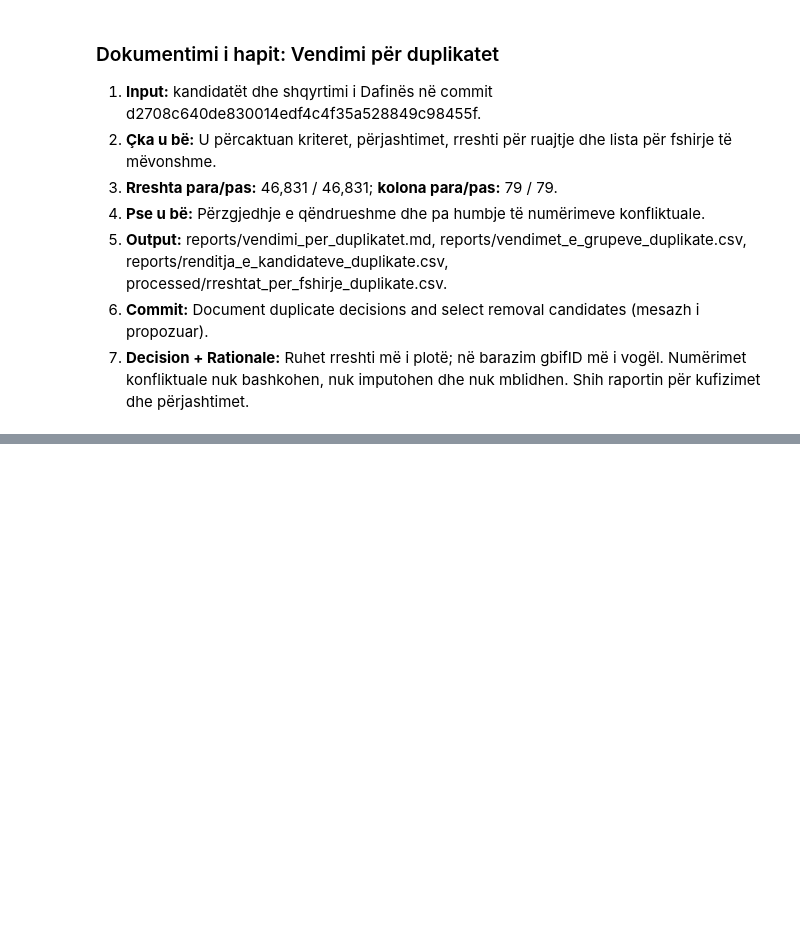
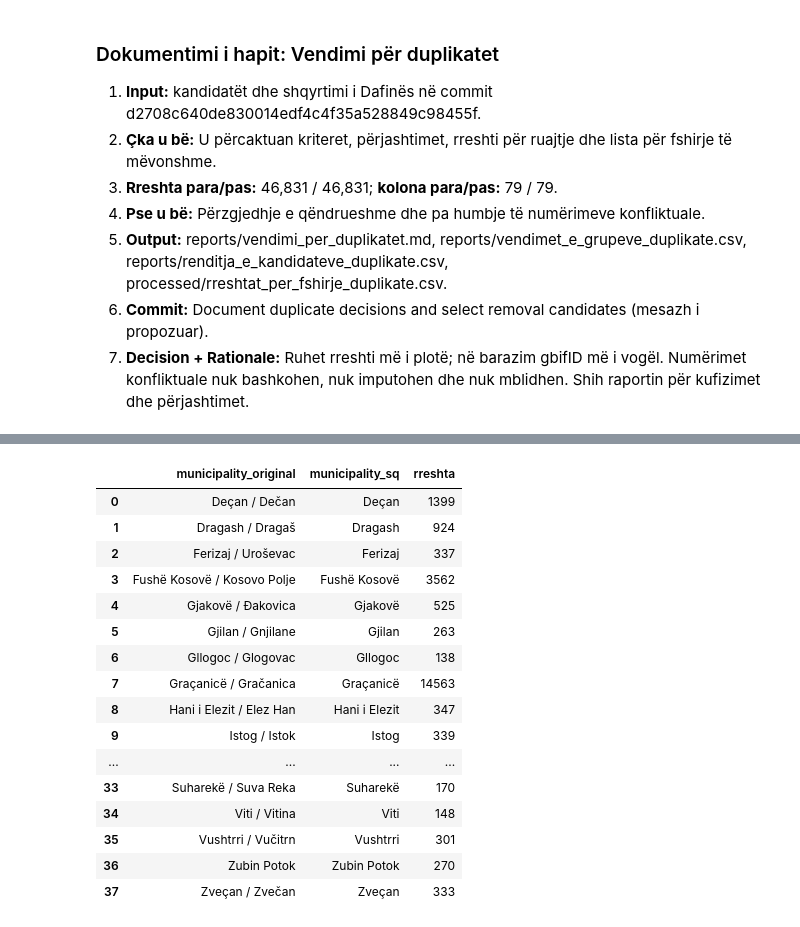
Before and after one commit to dafinakeqmezi/PVDH_Kosovo-Biodiversity-Analysis, a Jupyter notebook: notebooks/02_pastrimi.ipynb, the cells around one changed output, grey strips where cells are left out. Saved outputs shown, nothing was run; the diff lists cells and outputs as text; code cells hidden in the pictures; blank space fills up the shorter version.

Commit message:
Implement duplicate removal and category cleaning

```diff
--- a/notebooks/02_pastrimi.ipynb
+++ b/notebooks/02_pastrimi.ipynb
@@ -1406,0 +1394,63 @@ Largimi i rreshtave është detyrë tjetër. cleaning_log.csv nuk merr transform
+# %%
+section("Pastrimi i kategorive")
+
+def normalize_category_values(values, uppercase=False):
+    original = values.astype("string")
+    spaced = original.str.normalize("NFC").str.strip().str.replace(r"\s+", " ", regex=True)
+    if uppercase:
+        return spaced.str.upper()
+    counts = spaced.dropna().value_counts().rename_axis("value").reset_index(name="n")
+    counts["key"] = counts["value"].str.casefold()
+    canonical = counts.sort_values(["n", "value"], ascending=[False, True]).drop_duplicates("key").set_index("key")["value"]
+    return spaced.str.casefold().map(canonical).astype("string")
+
+category_columns = "scientificName species vernacularName kingdom phylum class order family genus taxonRank iucnRedListCategory municipality district protectedArea protectedAreaDesignation basisOfRecord license".split()
+uppercase_columns = {"taxonRank", "iucnRedListCategory", "basisOfRecord"}
+before = df_clean.shape
+df_clean["municipality_original"] = df_raw.loc[df_clean.index, "municipality"].astype("string")
+record_cleaning("preserve:municipality", before, "Ruaj tekstin origjinal përpara normalizimit dhe nxjerrjes së emrit shqip.", len(df_clean))
+category_mappings, category_summaries = [], []
+for column in category_columns:
+    before = df_clean.shape
+    original = df_clean[column].astype("string")
+    normalized = normalize_category_values(original, uppercase=column in uppercase_columns)
+    assert normalized.isna().equals(original.isna())
+    assert not normalized.dropna().eq("").any()
+    changed = (original != normalized).fillna(False)
+    mapping = pd.DataFrame({"kolona": column, "vlera_para": original, "vlera_pas": normalized})
+    mapping = mapping.groupby(["kolona", "vlera_para", "vlera_pas"], dropna=False).size().reset_index(name="rreshta")
+    mapping["ndryshoi"] = mapping["vlera_para"].fillna("").ne(mapping["vlera_pas"].fillna(""))
+    category_mappings.append(mapping)
+    category_summaries.append({"kolona": column, "vlera_unike_para": original.nunique(), "vlera_unike_pas": normalized.nunique(),
+                               "rreshta_te_ndryshuar": int(changed.sum()), "mungesa_para": int(original.isna().sum()), "mungesa_pas": int(normalized.isna().sum())})
+    df_clean[column] = normalized.astype(pd.CategoricalDtype(ordered=False))
+    record_cleaning("normalize:" + column, before, "NFC, hapësira të normalizuara dhe variante shkronjash; pa bashkim të përafërt.", changed.sum())
+
+before = df_clean.shape
+df_clean["municipality_sq"] = df_clean["municipality"].astype("string").str.split("/", n=1).str[0].str.strip().astype("category")
+assert df_clean["municipality_sq"].notna().all()
+municipality_mapping = df_clean.groupby(["municipality_original", "municipality_sq"], observed=True).size().reset_index(name="rreshta")
+assert municipality_mapping["municipality_original"].is_unique
+assert municipality_mapping["municipality_sq"].nunique() == df_clean["municipality"].nunique()
+record_cleaning("derive:municipality_sq", before, "Pjesa shqip përpara /; ruhet municipality_original dhe emri dygjuhësh.", len(df_clean))
+municipality_mapping.to_csv(REPORTS_DIR / "emrat_shqip_te_komunave.csv", index=False)
+pd.concat(category_mappings, ignore_index=True).to_csv(REPORTS_DIR / "kategorite_para_pas.csv", index=False)
+category_summary = pd.DataFrame(category_summaries)
+category_summary.to_csv(REPORTS_DIR / "permbledhja_e_pastrimit_te_kategorive.csv", index=False)
+category_report = f"""# Pastrimi i kategorive
+
+1. **Input:** {len(df_clean):,} rreshta pas largimit të duplikateve; {len(category_columns)} kolona kategorike.
+2. **Çka u bë:** NFC, heqje/ngjeshje hapësirash dhe unifikim i varianteve që ndryshojnë vetëm në shkronja. Kodet standarde bëhen uppercase; emrat ruajnë variantin më të shpeshtë. Identifikuesit dhe teksti i lirë nuk harmonizohen si kategori.
+3. **Rreshta para/pas:** {len(df_clean):,} / {len(df_clean):,}; **kolona para/pas:** 79 / {df_clean.shape[1]}.
+4. **Pse u bë:** Që variante mekanike të të njëjtit emër të mos krijojnë grupe të ndara, pa bashkuar taksone ose vende të ndryshme.
+5. **Output:** kategorite_para_pas.csv (edhe vlerat e pandryshuara), permbledhja_e_pastrimit_te_kategorive.csv, emrat_shqip_te_komunave.csv dhe cleaning_log.csv.
+6. **Commit:** Remove approved duplicates and normalize categories (mesazh i propozuar).
+7. **Decision + Rationale:** Nuk përdoret fuzzy matching ose heqje diakritikash. Gabimet e mundshme të shkrimit përtej case/hapësirave kërkojnë fjalor autoritativ, jo korrigjim automatik. municipality_original ruan burimin; municipality_sq ruan emrin shqip. IUCN mbetet category pa renditje.
+
+Gjithsej {int(category_summary['rreshta_te_ndryshuar'].sum()):,} qeliza u ndryshuan. Numri i ndryshimeve matet pas deduplikimit.
+
+""" + markdown_table(category_summary)
+(REPORTS_DIR / "pastrimi_i_kategorive.md").write_text(category_report, encoding="utf-8")
+display(Markdown(category_report))
+display(municipality_mapping)
+# %% [output]
@@ -1406,0 +1491,17 @@ Largimi i rreshtave është detyrë tjetër. cleaning_log.csv nuk merr transform
+|  | municipality_original | municipality_sq | rreshta |
+| 0 | Deçan / Dečan | Deçan | 1399 |
+| 1 | Dragash / Dragaš | Dragash | 924 |
+| 2 | Ferizaj / Uroševac | Ferizaj | 337 |
+| 3 | Fushë Kosovë / Kosovo Polje | Fushë Kosovë | 3562 |
+| 4 | Gjakovë / Đakovica | Gjakovë | 525 |
+| 5 | Gjilan / Gnjilane | Gjilan | 263 |
+| 6 | Gllogoc / Glogovac | Gllogoc | 138 |
+| 7 | Graçanicë / Gračanica | Graçanicë | 14563 |
+| 8 | Hani i Elezit / Elez Han | Hani i Elezit | 347 |
+| 9 | Istog / Istok | Istog | 339 |
+| ... | ... | ... | ... |
+| 33 | Suharekë / Suva Reka | Suharekë | 170 |
+| 34 | Viti / Vitina | Viti | 148 |
+| 35 | Vushtrri / Vučitrn | Vushtrri | 301 |
+| 36 | Zubin Potok | Zubin Potok | 270 |
+| 37 | Zveçan / Zvečan | Zveçan | 333 |
```
Also changed, not shown: parts of 13 cells of this notebook, 11 other files.
